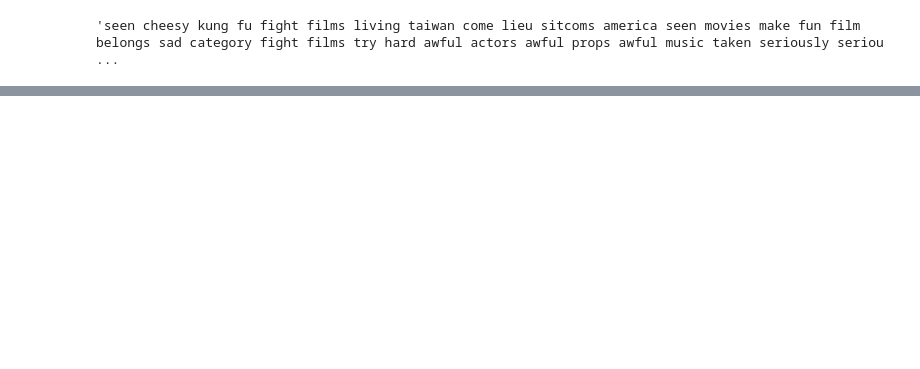
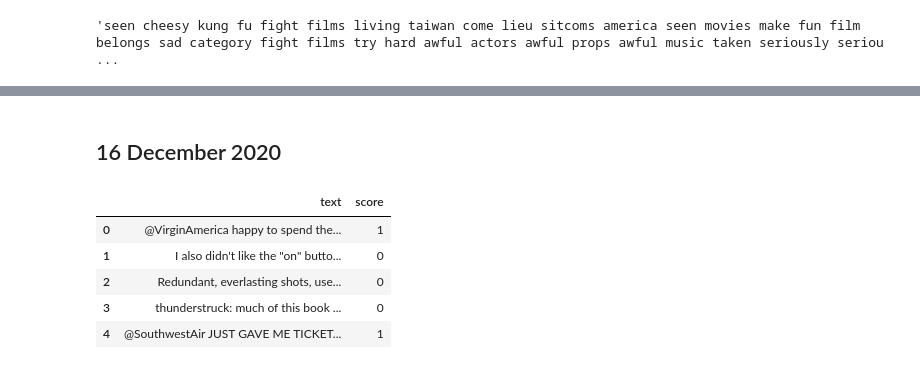
Before and after one commit to leventguner/data-science-certificate-program, a Jupyter notebook: natural-language-processing/nlp-basic-sentiment.ipynb, the cells around one changed output, grey strips where cells are left out. Saved outputs shown, nothing was run; the diff lists cells and outputs as text; code cells hidden in the pictures; blank space fills up the shorter version.

```diff
--- a/natural-language-processing/nlp-basic-sentiment.ipynb
+++ b/natural-language-processing/nlp-basic-sentiment.ipynb
@@ -282,0 +264,2 @@ SyntaxError: invalid character in identifier (<ipython-input-90-b0dcd9ca2408>, l
+# %% [markdown]
+## 16 December 2020
@@ -282,0 +275,11 @@ SyntaxError: invalid character in identifier (<ipython-input-90-b0dcd9ca2408>, l
+# %%
+all_df = pd.read_csv('data/10k_sentiment.csv')
+# %%
+all_df.head()
+# %% [output]
+|  | text | score |
+| 0 | @VirginAmerica happy to spend the... | 1 |
+| 1 | I also didn't like the "on" butto... | 0 |
+| 2 | Redundant, everlasting shots, use... | 0 |
+| 3 | thunderstruck: much of this book ... | 0 |
+| 4 | @SouthwestAir JUST GAVE ME TICKET... | 1 |
```
Also changed, not shown: parts of 18 cells of this notebook.
